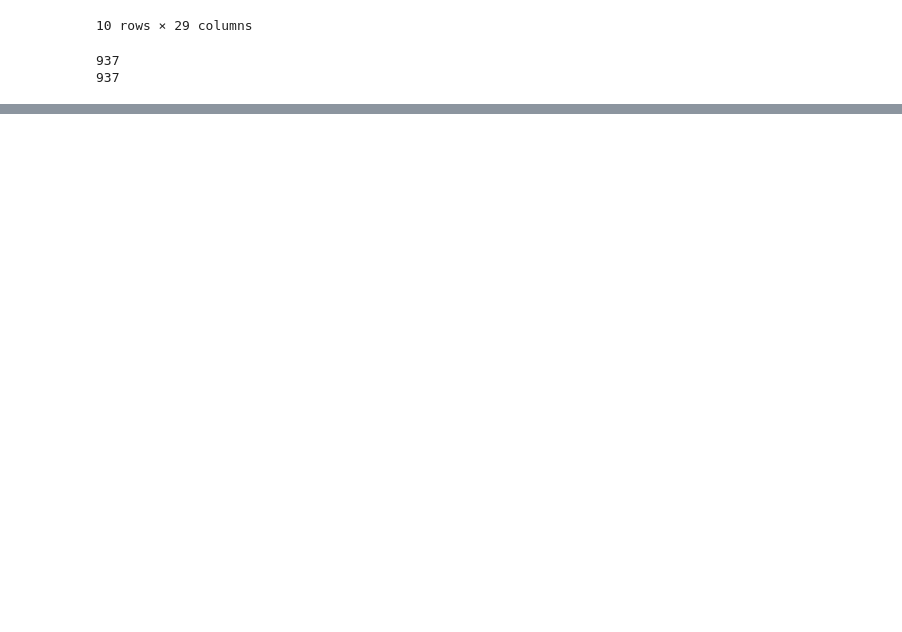
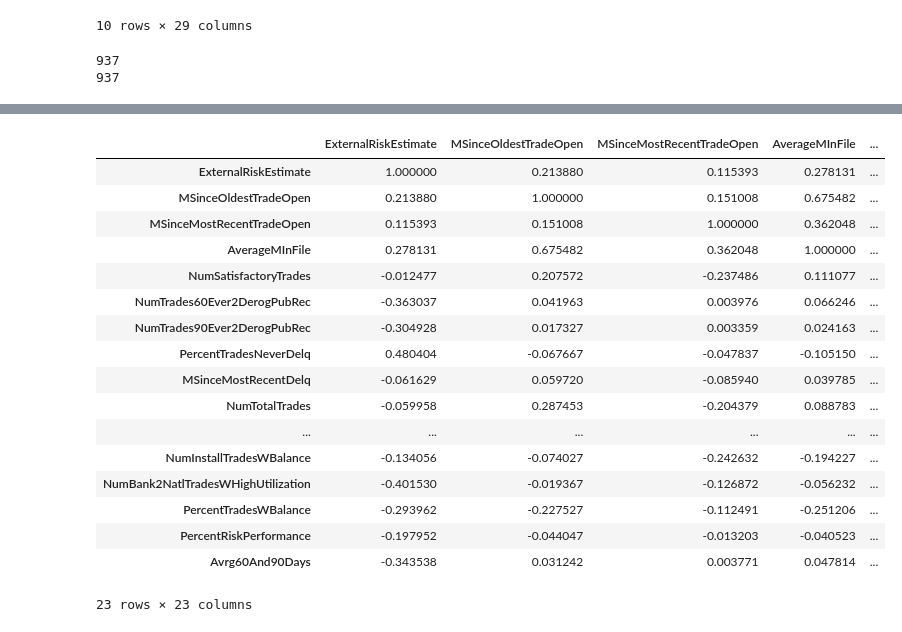
Before and after one commit to Miguelmargar/jupyter-notebook-work, a Jupyter notebook: Data Analytics/Assignment 2/Miguel_Martinez_00021466_Homework2.ipynb, the cells around one changed output, grey strips where cells are left out. Cells and saved outputs as stored; diff of their text form; code cells hidden in the pictures; blank space fills up the shorter version.

```diff
--- a/Data Analytics/Assignment 2/Miguel_Martinez_00021466_Homework2.ipynb
+++ b/Data Analytics/Assignment 2/Miguel_Martinez_00021466_Homework2.ipynb
@@ -120,0 +192,22 @@ print(len(df_test) + len(df_train))
+# %%
+# Additionally Look at correlations for all the continuous features in table form.
+df_continuous_columns.corr()
+# %% [output]
+|  | ExternalRiskEstimate | MSinceOldestTradeOpen | MSinceMostRecentTradeOpen | AverageMInFile | ... |
+| ExternalRiskEstimate | 1.000000 | 0.213880 | 0.115393 | 0.278131 | ... |
+| MSinceOldestTradeOpen | 0.213880 | 1.000000 | 0.151008 | 0.675482 | ... |
+| MSinceMostRecentTradeOpen | 0.115393 | 0.151008 | 1.000000 | 0.362048 | ... |
+| AverageMInFile | 0.278131 | 0.675482 | 0.362048 | 1.000000 | ... |
+| NumSatisfactoryTrades | -0.012477 | 0.207572 | -0.237486 | 0.111077 | ... |
+| NumTrades60Ever2DerogPubRec | -0.363037 | 0.041963 | 0.003976 | 0.066246 | ... |
+| NumTrades90Ever2DerogPubRec | -0.304928 | 0.017327 | 0.003359 | 0.024163 | ... |
+| PercentTradesNeverDelq | 0.480404 | -0.067667 | -0.047837 | -0.105150 | ... |
+| MSinceMostRecentDelq | -0.061629 | 0.059720 | -0.085940 | 0.039785 | ... |
+| NumTotalTrades | -0.059958 | 0.287453 | -0.204379 | 0.088783 | ... |
+| ... | ... | ... | ... | ... | ... |
+| NumInstallTradesWBalance | -0.134056 | -0.074027 | -0.242632 | -0.194227 | ... |
+| NumBank2NatlTradesWHighUtilization | -0.401530 | -0.019367 | -0.126872 | -0.056232 | ... |
+| PercentTradesWBalance | -0.293962 | -0.227527 | -0.112491 | -0.251206 | ... |
+| PercentRiskPerformance | -0.197952 | -0.044047 | -0.013203 | -0.040523 | ... |
+| Avrg60And90Days | -0.343538 | 0.031242 | 0.003771 | 0.047814 | ... |
+23 rows × 23 columns
```
Also changed, not shown: parts of 11 cells of this notebook, 3 other files.
